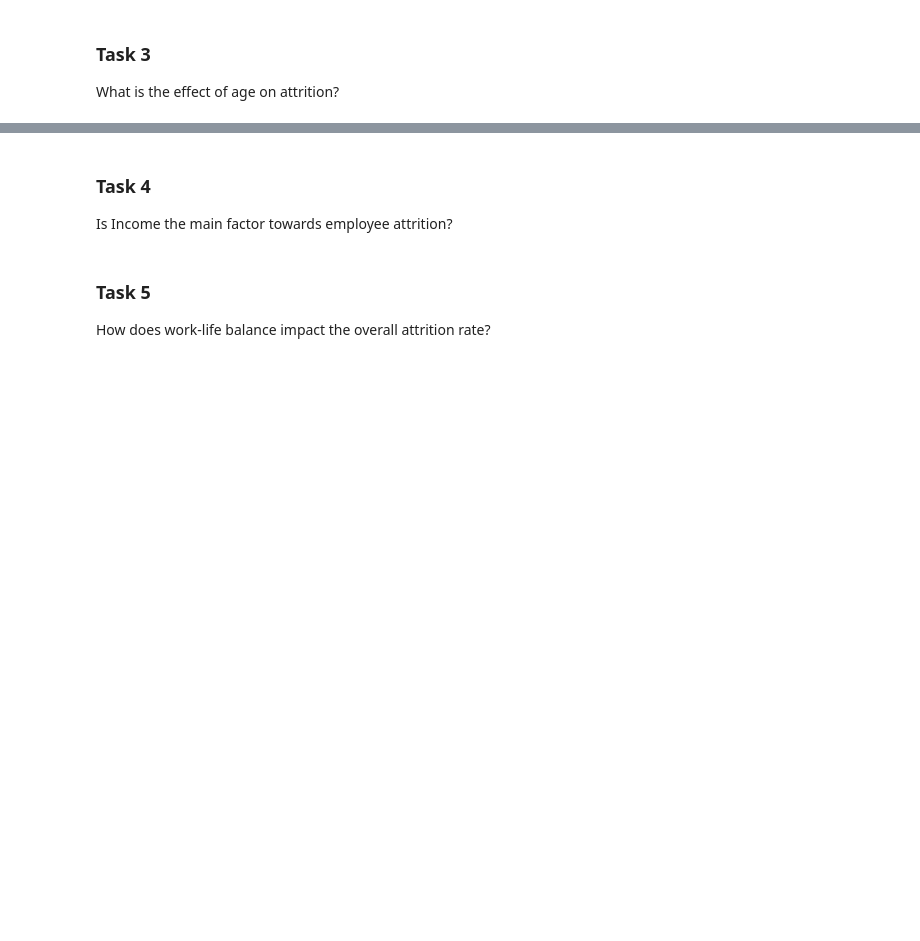
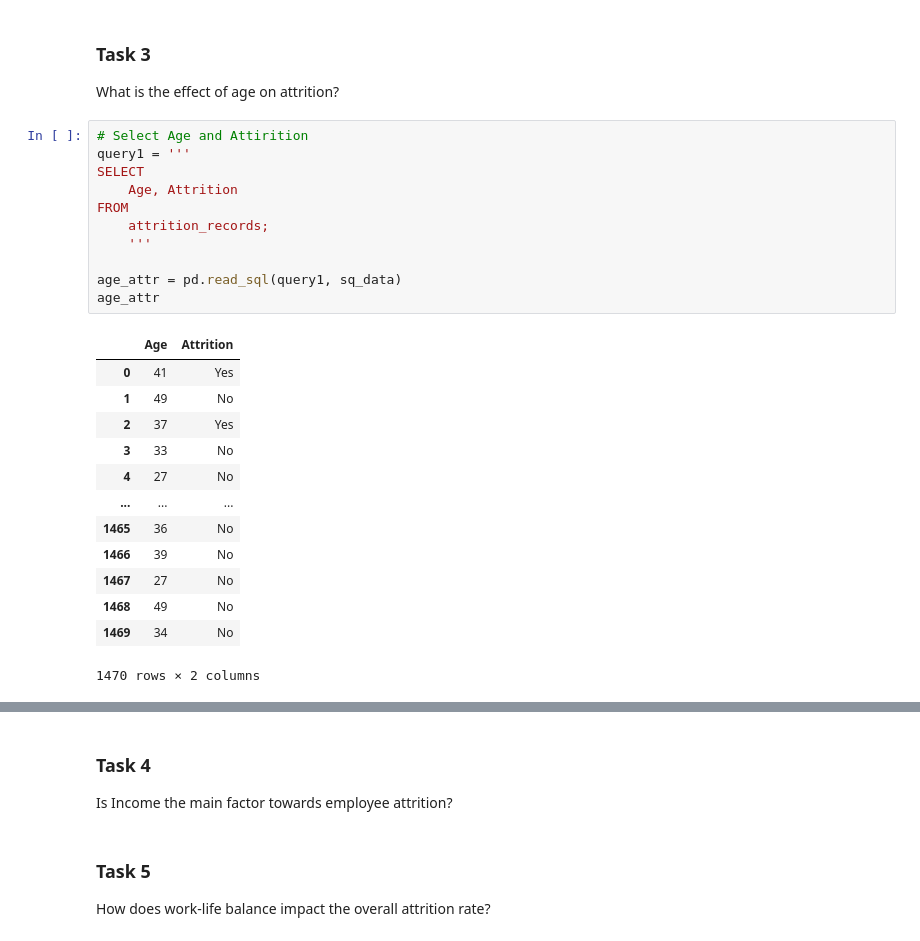
Before and after one commit to MercyNgila/stutern-, a Jupyter notebook: Stutern_SQL.ipynb, the cells around one changed output, grey strips where cells are left out. Drawn from its saved outputs; the diff is of its cells as text; blank space fills up the shorter version.

```diff
--- a/Stutern_SQL.ipynb
+++ b/Stutern_SQL.ipynb
@@ -76,3 +108,28 @@ What is the relationship between Education and Monthly Income?
 # %% [markdown]
 ### Task 3
 What is the effect of age on attrition?
+# %%
+# Select Age and Attirition
+query1 = '''
+SELECT
+    Age, Attrition
+FROM
+    attrition_records;
+    '''
+
+age_attr = pd.read_sql(query1, sq_data)
+age_attr
+# %% [output]
+|  | Age | Attrition |
+| 0 | 41 | Yes |
+| 1 | 49 | No |
+| 2 | 37 | Yes |
+| 3 | 33 | No |
+| 4 | 27 | No |
+| ... | ... | ... |
+| 1465 | 36 | No |
+| 1466 | 39 | No |
+| 1467 | 27 | No |
+| 1468 | 49 | No |
+| 1469 | 34 | No |
+1470 rows × 2 columns
```
Also changed, not shown: parts of 4 cells of this notebook.
